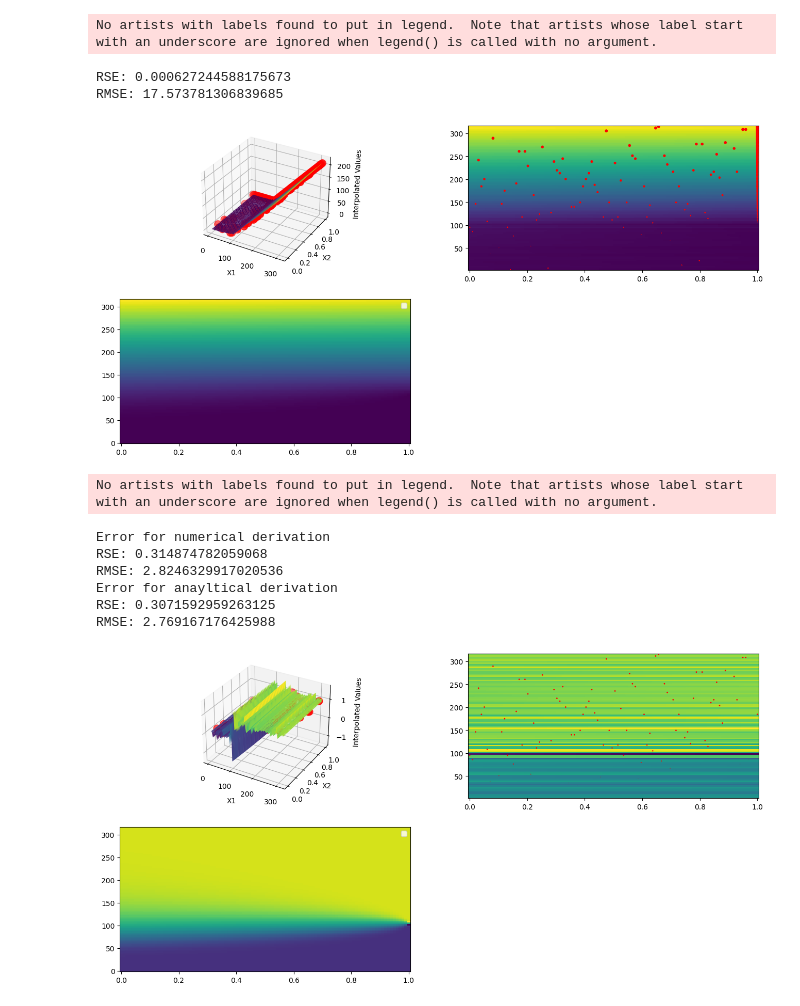
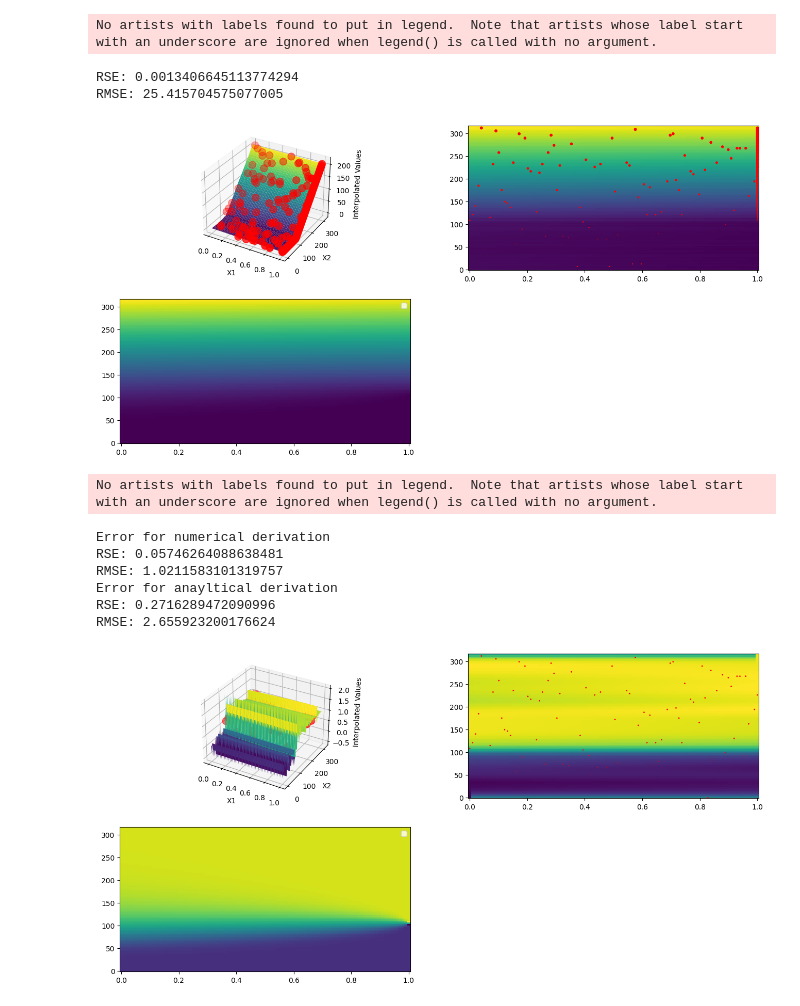
Before and after one commit to brunoCCOS/bs-find-with-sindy, a Jupyter notebook: src/Interpolation_tests.ipynb, the cells around one changed output. Cells and saved outputs as stored; diff of their text form; code cells hidden in the pictures.

Commit message:
filter

```diff
--- a/src/Interpolation_tests.ipynb
+++ b/src/Interpolation_tests.ipynb
@@ -471,17 +466,17 @@ array([], shape=(0, 10000), dtype=float64)
 # Plot the interpolated surface
 fig = plt.figure(figsize=[16,8])
 ax = fig.add_subplot(221, projection='3d')
-ax.plot_surface(x1_grid, x2_grid, interpolated_values.reshape(x1_grid.shape), cmap='viridis')
+ax.plot_surface(T, S, interpolated_values.reshape(S.shape), cmap='viridis')
 
 # Plot the original data points
-ax.scatter(new_X[:, 0], new_X[:, 1], new_Y, c='red', s=100, label='Original Data')
+ax.scatter(new_X[:, 1], new_X[:, 0], new_Y, c='red', s=100, label='Original Data')
 
 ax.set_xlabel('X1')
 ax.set_ylabel('X2')
 ax.set_zlabel('Interpolated Values')
 
 ax2 = fig.add_subplot(222)
-ax2.pcolormesh(x2_line,x1_line,  interpolated_values.reshape(x1_grid.shape).T)
+ax2.pcolormesh(t,x,  interpolated_values.reshape(S.shape).T)
 ax2.scatter(new_X[:, 1], new_X[:, 0] , s=new_Y/20, c='red', label='Original Data')
 ax2 = plt.gca()
 
@@ -489,56 +484,56 @@ ax3 = fig.add_subplot(223)
 ax3.pcolormesh(t, x, u)
 ax3= plt.gca()
 
-rse, rmse = calc_error_2d(interpolated_values.reshape(x1_grid.shape).T,u,show=True)
+rse, rmse = calc_error_2d(interpolated_values.reshape(S.shape).T,u,show=True)
 
 plt.legend()
 plt.show()
 # %% [output]
 No artists with labels found to put in legend.  Note that artists whose label start with an underscore are ignored when legend() is called with no argument.
-RSE: 0.000627244588175673
-RMSE: 17.573781306839685
+RSE: 0.0013406645113774294
+RMSE: 25.415704575077005
-[figure, old version]
+[figure, new version]
 # %%
 # Plot the interpolated surface
 fig = plt.figure(figsize=[16,8])
 ax = fig.add_subplot(221, projection='3d')
-ax.plot_surface(x1_grid, x2_grid, interpolated_values_x.reshape(x1_grid.shape), cmap='viridis')
+ax.plot_surface(T, S, interpolated_values_x.reshape(S.shape), cmap='viridis')
 
 # Plot the original data points
-ax.scatter(X[:, 0], X[:, 1], Y_x, c='red', s=100, label='Original Data')
+ax.scatter(X[:, 1], X[:, 0], Y_x, c='red', s=100, label='Original Data')
 
 ax.set_xlabel('X1')
 ax.set_ylabel('X2')
 ax.set_zlabel('Interpolated Values')
 
 
 ax2 = fig.add_subplot(222)
-ax2.pcolormesh(x2_line,x1_line,  interpolated_values_x.reshape(x1_grid.shape).T)
+ax2.pcolormesh(t,x,  smoothed_Zy.reshape(S.shape).T)
 ax2.scatter(X[:, 1],X[:, 0] , s=Y_x/1, c='red', label='Original Data')
 ax2 = plt.gca()
 
 ax3 = fig.add_subplot(223)
 ax3.pcolormesh(t, x, u_x)
 ax3= plt.gca()
 
+smoothed_Zy = gaussian_filter(interpolated_values_x, sigma=2)  # sigma controls the degree of smoothing
 
-numerical_derivative_interpolated = ps.FiniteDifference(axis=0,order = 7)._differentiate(interpolated_values,t = np.ravel(x1_grid))
+numerical_derivative_interpolated = ps.FiniteDifference(axis=0,order = 2)._differentiate(interpolated_values,t = np.ravel(S))
 print('Error for numerical derivation')
-rse, rmse = calc_error_2d(numerical_derivative_interpolated.reshape(x1_grid.shape).T,u_x,show=True)
+rse, rmse = calc_error_2d(smoothed_Zy.reshape(S.shape).T,u_x,show=True)
 print('Error for anayltical derivation')
-rse, rmse = calc_error_2d(interpolated_values_x.reshape(x1_grid.shape).T,u_x,show=True)
-
+rse, rmse = calc_error_2d(interpolated_values_x.reshape(S.shape).T,u_x,show=True)
 plt.legend()
 plt.show()
 # %% [output]
 No artists with labels found to put in legend.  Note that artists whose label start with an underscore are ignored when legend() is called with no argument.
 Error for numerical derivation
-RSE: 0.314874782059068
-RMSE: 2.8246329917020536
+RSE: 0.05746264088638481
+RMSE: 1.0211583101319757
 Error for anayltical derivation
-RSE: 0.3071592959263125
-RMSE: 2.769167176425988
+RSE: 0.2716289472090996
+RMSE: 2.655923200176624
-[figure, old version]
+[figure, new version]
 # %%
 # Plot the interpolated surface
 fig = plt.figure(figsize=[18,10])
```
Also changed, not shown: parts of 21 cells of this notebook, 1 other file.
